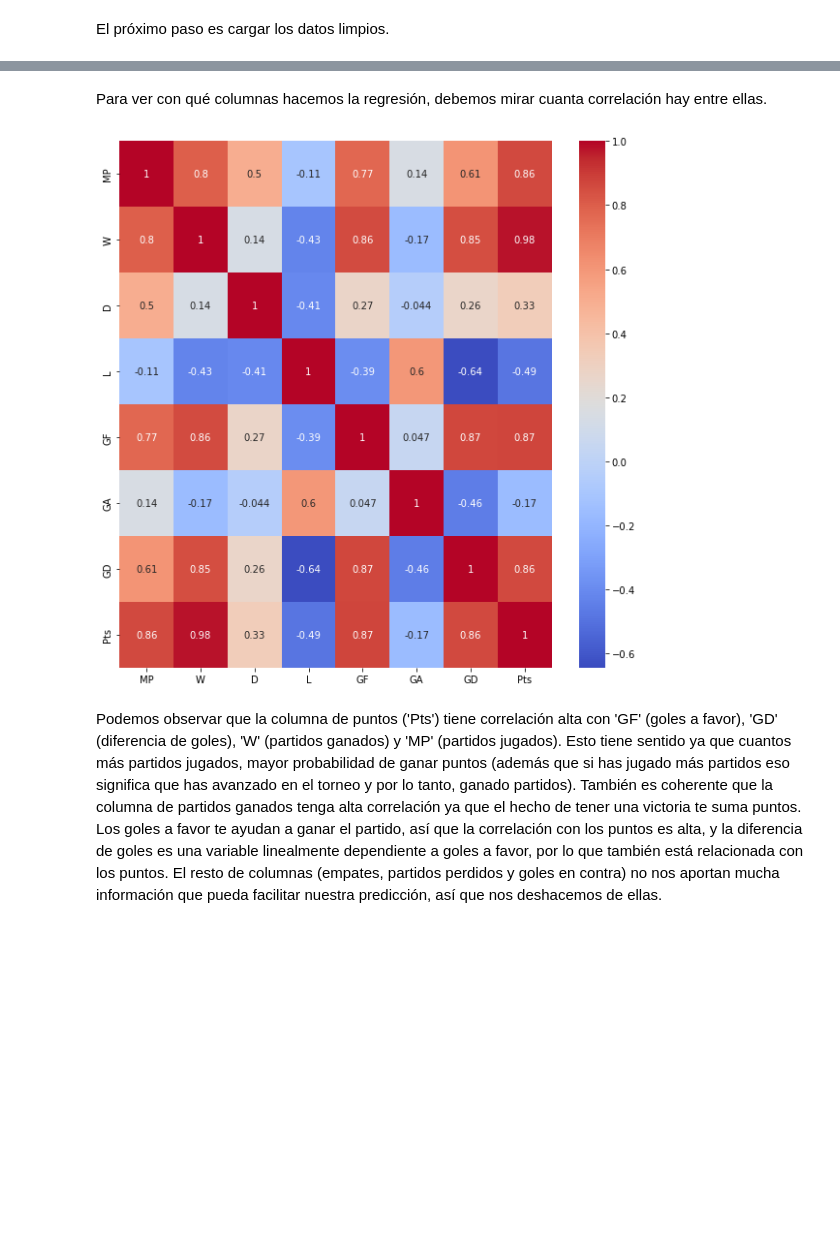
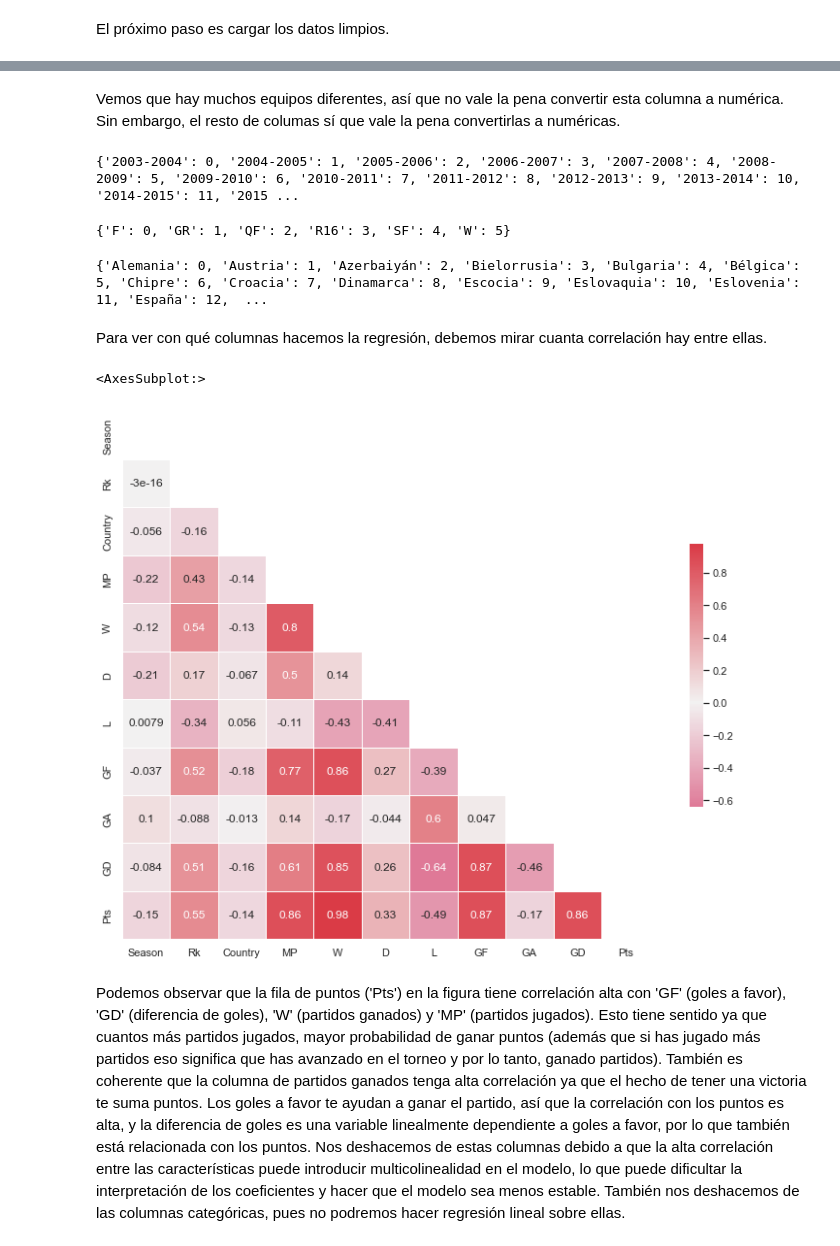
Before and after one commit to lauralardies/uefa_analisis, a Jupyter notebook: UEFA/analisis/regresionlineal.ipynb, the cells around one changed output, grey strips where cells are left out. Cells and saved outputs as stored; diff of their text form; code cells hidden in the pictures; blank space fills up the shorter version.

```diff
--- a/UEFA/analisis/regresionlineal.ipynb
+++ b/UEFA/analisis/regresionlineal.ipynb
@@ -68,12 +138,64 @@ datos = pd.read_csv('../data/overall_limpio.csv')
+# %% [markdown]
+Vemos que hay muchos equipos diferentes, así que no vale la pena convertir esta columna a numérica. Sin embargo, el resto de columas sí que vale la pena convertirlas a numéricas.
+# %%
+# Columna 'Season'
+le = LabelEncoder().fit(datos['Season'])
+datos['Season'] = le.transform(datos['Season'])
+
+# Obtenemos los valores únicos originales
+valores_originales = le.classes_
+# Creamos un diccionario de mapeo para ver a qué valor numérico corresponde cada valor original
+temporada = dict(zip(valores_originales, le.transform(valores_originales)))
+
+print(temporada)
+# %% [output]
+{'2003-2004': 0, '2004-2005': 1, '2005-2006': 2, '2006-2007': 3, '2007-2008': 4, '2008-2009': 5, '2009-2010': 6, '2010-2011': 7, '2011-2012': 8, '2012-2013': 9, '2013-2014': 10, '2014-2015': 11, '2015 ...
+# %%
+# Columna 'Rk'
+le = LabelEncoder().fit(datos['Rk'])
+datos['Rk'] = le.transform(datos['Rk'])
+
+# Obtenemos los valores únicos originales
+valores_originales = le.classes_
+# Creamos un diccionario de mapeo para ver a qué valor numérico corresponde cada valor original
+rankings = dict(zip(valores_originales, le.transform(valores_originales)))
+
+print(rankings)
+# %% [output]
+{'F': 0, 'GR': 1, 'QF': 2, 'R16': 3, 'SF': 4, 'W': 5}
+# %%
+# Columna 'Country'
+le = LabelEncoder().fit(datos['Country'])
+datos['Country'] = le.transform(datos['Country'])
+
+# Obtenemos los valores únicos originales
+valores_originales = le.classes_
+# Creamos un diccionario de mapeo para ver a qué valor numérico corresponde cada valor original
+paises = dict(zip(valores_originales, le.transform(valores_originales)))
+
+print(paises)
+# %% [output]
+{'Alemania': 0, 'Austria': 1, 'Azerbaiyán': 2, 'Bielorrusia': 3, 'Bulgaria': 4, 'Bélgica': 5, 'Chipre': 6, 'Croacia': 7, 'Dinamarca': 8, 'Escocia': 9, 'Eslovaquia': 10, 'Eslovenia': 11, 'España': 12,  ...
 # %% [markdown]
 Para ver con qué columnas hacemos la regresión, debemos mirar cuanta correlación hay entre ellas.
 # %%
 #Ahora vamos a hacer una matriz de correlaciones para ver que columnas están más correlacionadas con el precio
-corr = datos.corr()
-plt.figure(figsize=(10,10))
-sns.heatmap(corr,annot=True,cmap="coolwarm")
-plt.show()
+plt.figure(figsize=(15, 10))
+sns.set(style='white')
+
+mask=np.triu(np.ones_like(datos.corr(), dtype=bool))
+cmap=sns.diverging_palette(0, 10, as_cmap=True)
+
+sns.heatmap(datos.corr(),
+          mask=mask,
+          cmap=cmap,
+          center=0,
+          square=True,
+          annot=True,
+          linewidths=0.5,
+          cbar_kws={'shrink': 0.5})
 # %% [output]
+<AxesSubplot:>
-[figure, old version]
+[figure, new version]
 # %% [markdown]
-Podemos observar que la columna de puntos ('Pts') tiene correlación alta con 'GF' (goles a favor), 'GD' (diferencia de goles), 'W' (partidos ganados) y 'MP' (partidos jugados). Esto tiene sentido ya que cuantos más partidos jugados, mayor probabilidad de ganar puntos (además que si has jugado más partidos eso significa que has avanzado en el torneo y por lo tanto, ganado partidos). También es coherente que la columna de partidos ganados tenga alta correlación ya que el hecho de tener una victoria te suma puntos. Los goles a favor te ayudan a ganar el partido, así que la correlación con los puntos es alta, y la diferencia de goles es una variable linealmente dependiente a goles a favor, por lo que también está relacionada con los puntos. El resto de columnas (empates, partidos perdidos y goles en contra) no nos aportan mucha información que pueda facilitar nuestra predicción, así que nos deshacemos de ellas.
+Podemos observar que la fila de puntos ('Pts') en la figura tiene correlación alta con 'GF' (goles a favor), 'GD' (diferencia de goles), 'W' (partidos ganados) y 'MP' (partidos jugados). Esto tiene sentido ya que cuantos más partidos jugados, mayor probabilidad de ganar puntos (además que si has jugado más partidos eso significa que has avanzado en el torneo y por lo tanto, ganado partidos). También es coherente que la columna de partidos ganados tenga alta correlación ya que el hecho de tener una victoria te suma puntos. Los goles a favor te ayudan a ganar el partido, así que la correlación con los puntos es alta, y la diferencia de goles es una variable linealmente dependiente a goles a favor, por lo que también está relacionada con los puntos. Nos deshacemos de estas columnas debido a que la alta correlación entre las características puede introducir multicolinealidad en el modelo, lo que puede dificultar la interpretación de los coeficientes y hacer que el modelo sea menos estable. También nos deshacemos de las columnas categóricas, pues no podremos hacer regresión lineal sobre ellas.
```
Also changed, not shown: parts of 12 cells of this notebook, 1 other file.
